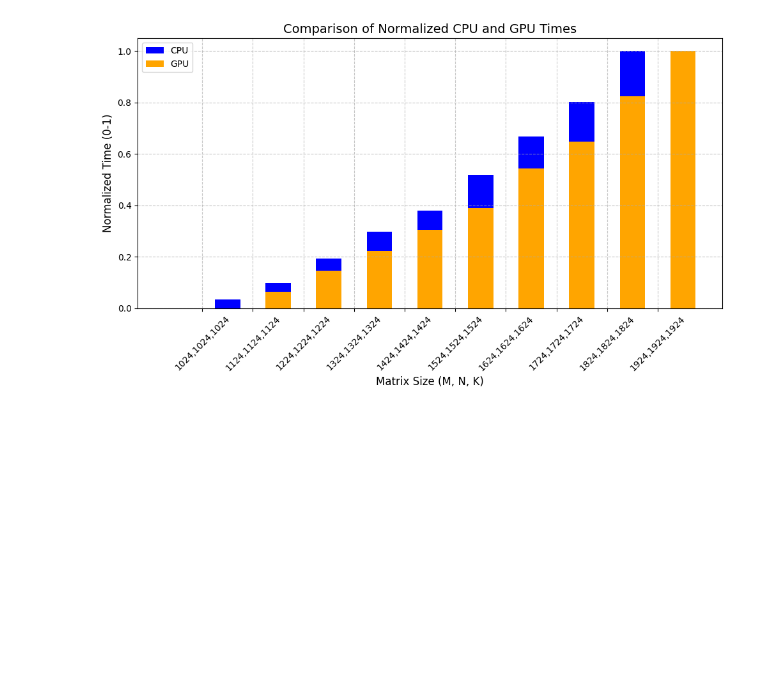
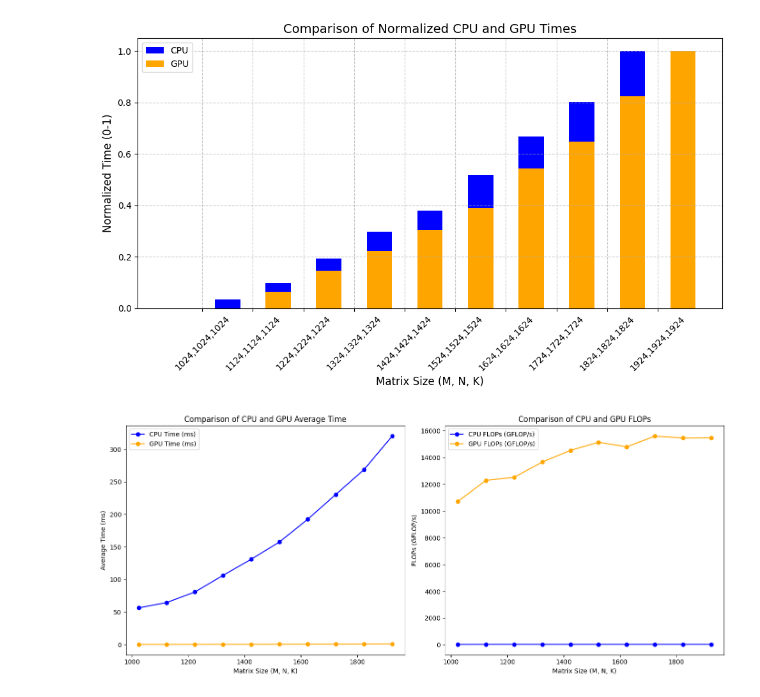
Before and after one commit to elbasri/HPC-Tasks, a Jupyter notebook: plotCPU.ipynb, the cells around one changed output. Saved outputs shown, nothing was run; the diff lists cells and outputs as text; code cells hidden in the pictures; blank space fills up the shorter version.

```diff
--- a/plotCPU.ipynb
+++ b/plotCPU.ipynb
@@ -447,3 +447,44 @@ plt.tight_layout()
 plt.show()
 # %% [output]
 [figure]
+# %%
+import pandas as pd
+import matplotlib.pyplot as plt
+
+# Load the new CSV data
+file_path = 'gemmStaticVals.csv'
+data = pd.read_csv(file_path)
+
+# Extract the relevant columns
+matrix_sizes = data['M']
+cpu_times = data['AverageTimeCPU(ms)']
+gpu_times = data['AverageTimeGPU(ms)']
+cpu_flops = data['PerformanceCPU(GFLOP/s)']
+gpu_flops = data['PerformanceGPU(GFLOP/s)']
+
+# Create the figure and subplots
+fig, ax = plt.subplots(1, 2, figsize=(14, 6))
+
+# Plot CPU vs GPU average times on the first subplot
+ax[0].plot(matrix_sizes, cpu_times, label='CPU Time (ms)', color='blue', marker='o')
+ax[0].plot(matrix_sizes, gpu_times, label='GPU Time (ms)', color='orange', marker='o')
+ax[0].set_title('Comparison of CPU and GPU Average Time', fontsize=12)
+ax[0].set_xlabel('Matrix Size (M, N, K)', fontsize=10)
+ax[0].set_ylabel('Average Time (ms)', fontsize=10)
+ax[0].legend()
+
+# Plot CPU vs GPU FLOPs on the second subplot
+ax[1].plot(matrix_sizes, cpu_flops, label='CPU FLOPs (GFLOP/s)', color='blue', marker='o')
+ax[1].plot(matrix_sizes, gpu_flops, label='GPU FLOPs (GFLOP/s)', color='orange', marker='o')
+ax[1].set_title('Comparison of CPU and GPU FLOPs', fontsize=12)
+ax[1].set_xlabel('Matrix Size (M, N, K)', fontsize=10)
+ax[1].set_ylabel('FLOPs (GFLOP/s)', fontsize=10)
+ax[1].legend()
+
+# Adjust layout for better spacing
+plt.tight_layout()
+
+# Show the plot
+plt.show()
+# %% [output]
+[figure, added]
```
